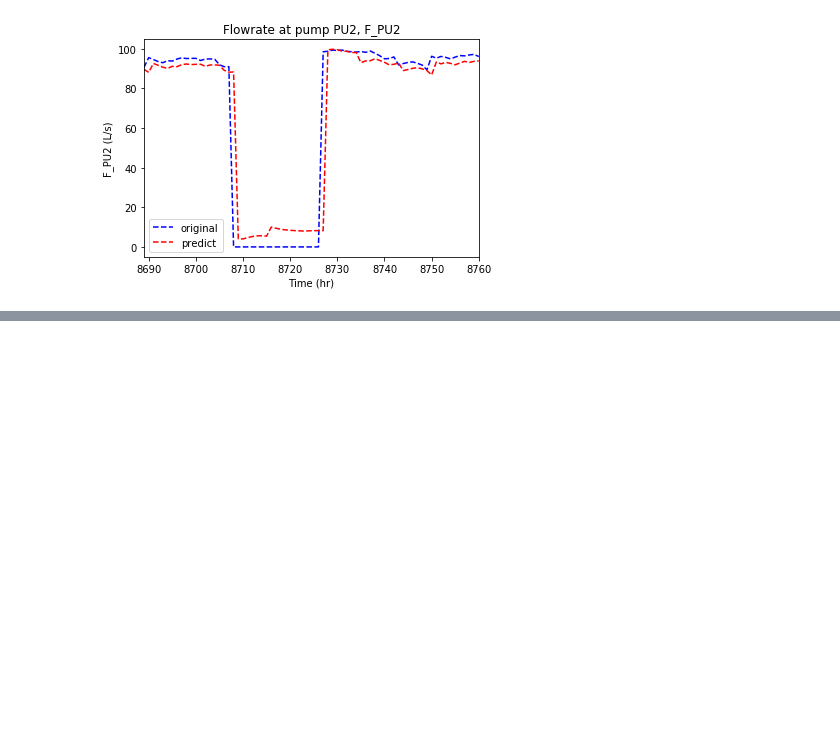
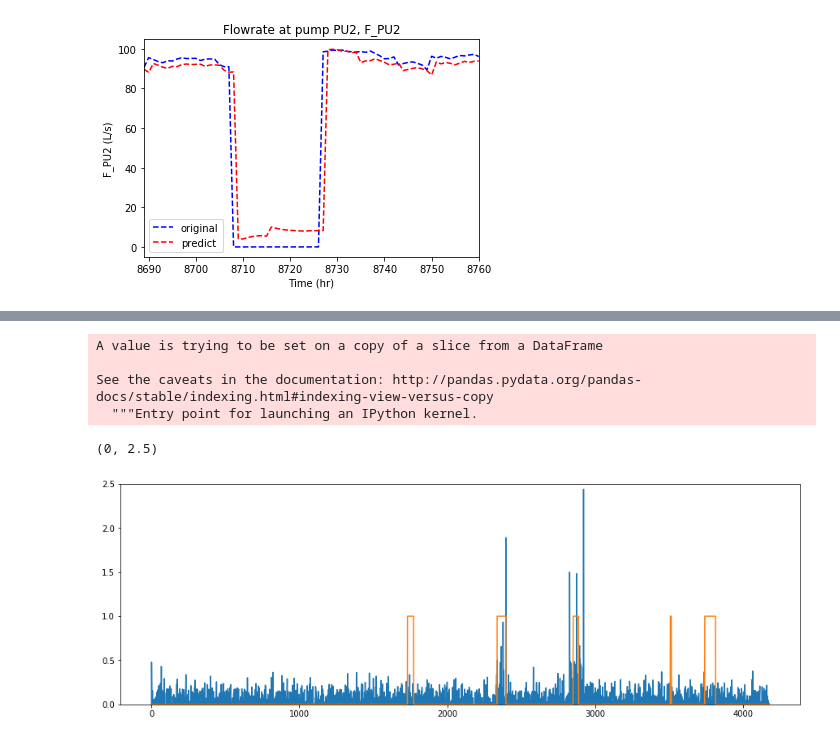
Before and after one commit to chengh42/Cyber-Data-Analytics, a Jupyter notebook: batadal/Task2_ARMA.ipynb, the cells around one changed output, grey strips where cells are left out. Drawn from its saved outputs; the diff is of its cells as text; code cells hidden in the pictures; blank space fills up the shorter version.

```diff
--- a/batadal/Task2_ARMA.ipynb
+++ b/batadal/Task2_ARMA.ipynb
@@ -262,0 +335,14 @@ dftest.DATETIME = dftest.DATETIME.apply(lambda s: pd.to_datetime(s, format = '%d
+# %%
+# obtain AR and MA coefficients
+ar_coef = model.arparams
+ma_coef = model.maparams
+model = ARMA.initialize(model)
+# %%
+'''
+predict the next value in a time series given the history and a list of coefficients.
+'''
+def predict(coef, history):
+    yhat = 0.0
+    for i in range(1, len(coef)+1):
+        yhat += coef[i-1] * history[-i]
+    return yhat
@@ -262,0 +370,37 @@ dftest.DATETIME = dftest.DATETIME.apply(lambda s: pd.to_datetime(s, format = '%d
+# %%
+# keep previous residuals and previous signal values (from training)
+resid = [x for x in model.resid]
+history = [x for x in train]
+test2 = test.values
+
+# start predicting
+predictions = []
+for t in range(len(test2)):
+    # next value prediction
+    yhat = predict(ar_coef, history) + predict(ma_coef, resid)
+
+    # book-keeping
+    predictions.append(yhat)
+    obs = test2[t]
+    history.append(obs)
+    resid.append(obs-yhat)
+
+# compute residuals
+res = np.subtract(test2, predictions)
+res = res - np.mean(res)
+# %%
+dftrain2.ATT_FLAG[dftrain2.ATT_FLAG == -999] = 0
+# %% [output]
+A value is trying to be set on a copy of a slice from a DataFrame
+
+See the caveats in the documentation: http://pandas.pydata.org/pandas-docs/stable/indexing.html#indexing-view-versus-copy
+  """Entry point for launching an IPython kernel.
+# %%
+# plot residuals and the truth label
+plt.figure(figsize=(15, 5))
+plt.plot(res)
+plt.plot(dftrain2.ATT_FLAG.values)
+plt.ylim([0, 2.5])
+# %% [output]
+(0, 2.5)
+[figure, added]
```
Also changed, not shown: parts of 16 cells of this notebook.
